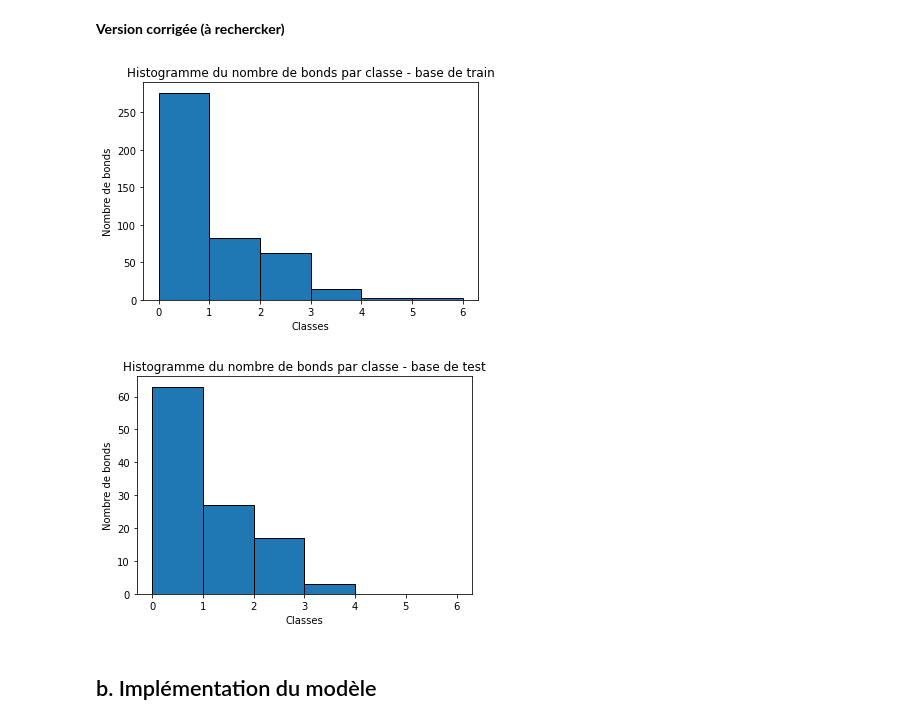
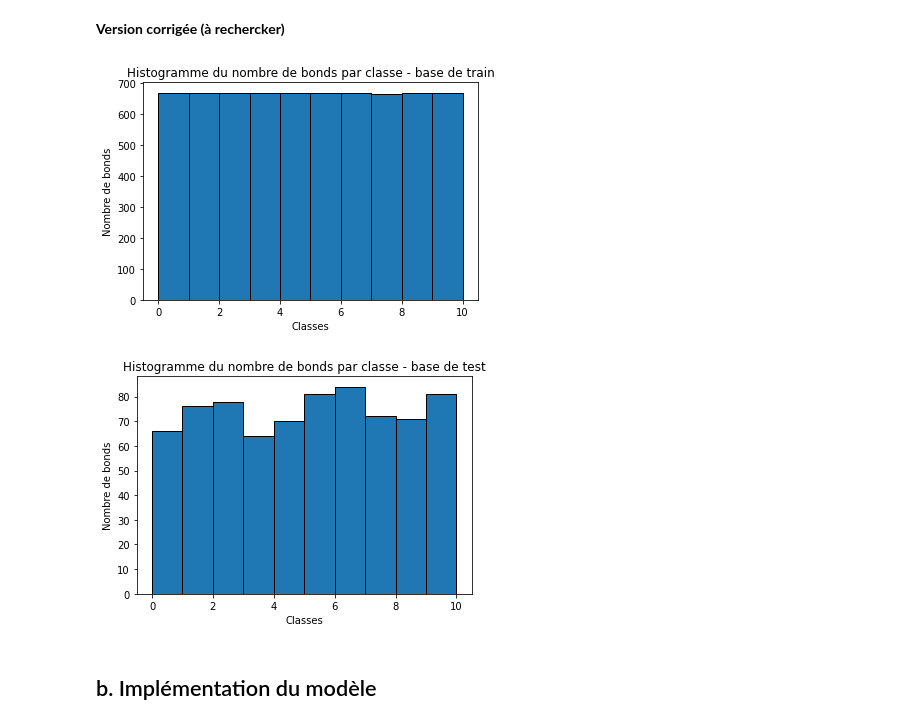
Before and after one commit to Rxzh/PD, a Jupyter notebook: Architecture réseaux de neurones.ipynb, the cells around one changed output. Drawn from its saved outputs; the diff is of its cells as text; code cells hidden in the pictures.

```diff
--- a/Architecture réseaux de neurones.ipynb
+++ b/Architecture réseaux de neurones.ipynb
@@ -421,0 +390,7 @@ X_train, X_test, y_train, y_test = model_selection.train_test_split(X_processed,
+# %%
+X_train, X_test, y_train, y_test = model_selection.train_test_split(X_full, y_full, test_size=0.10,
+                                                                    #stratify=y_full, # stratification
+                                                                    random_state=92)
+pipe = Pipeline(X_train)
+X_train = pipe.traitement(X_train)
+X_test  = pipe.traitement(X_test)
@@ -427,36 +411,43 @@ X_train, X_test, y_train, y_test = model_selection.train_test_split(X_processed,
-# %%
-#à spécifier : le nombre de classes
-
-nb_class = 6
+# %%
+#Au départ : reprendre base de train et de test créées dans la partie I.
+#X_train, y_train, X_test, y_test
+
+class Discretizer:
+    def __init__(self, y_train, nb_class=6):
+
+        self.nb_class = nb_class
+        self.y_train = y_train.reshape((-1,1))
+
+        self.kbins = KBinsDiscretizer(n_bins=self.nb_class, encode='ordinal', strategy='quantile')#strategy : uniform, quantile, kmeans
+        self.kbins.fit(self.y_train)
+
+
+    def discretize(self,y):
+        y = y.reshape((-1,1))
+        y_class = self.kbins.transform(y)
+        return y_class
+# %%
+nb_class = 10
+discretizer = Discretizer(y_train, nb_class=nb_class)
+
+y_train_class = discretizer.discretize(y_train)
+y_test_class  = discretizer.discretize(y_test)
 # %%
-#entraînement de l'algo de classification sur la base de train
-from numpy.random import randn
-from sklearn.preprocessing import KBinsDiscretizer
-
-y_train2 = y_train.reshape((len(y_train),1))
-
-kbins = KBinsDiscretizer(n_bins=nb_class, encode='ordinal', strategy='kmeans')
-y_train_class = kbins.fit_transform(y_train2)
-
 plt.hist(y_train_class, range = (0, nb_class), bins = nb_class, edgecolor='black' )
 plt.xlabel('Classes')
 plt.ylabel('Nombre de bonds')
 plt.title('Histogramme du nombre de bonds par classe - base de train')
 plt.show()
 # %% [output]
-[figure, old version]
+[figure, new version]
 # %%
-#application de l'algo à la base de train
-y_test2 = y_test.reshape((len(y_test),1))
-y_test_class = kbins.transform(y_test2)
-
 plt.hist(y_test_class, range = (0, nb_class), bins = nb_class, edgecolor='black' )
 plt.xlabel('Classes')
 plt.ylabel('Nombre de bonds')
 plt.title('Histogramme du nombre de bonds par classe - base de test')
 plt.show()
 # %% [output]
-[figure, old version]
+[figure, new version]
 # %% [markdown]
 ## b. Implémentation du modèle
 # %%
```
Also changed, not shown: parts of 42 cells of this notebook.
